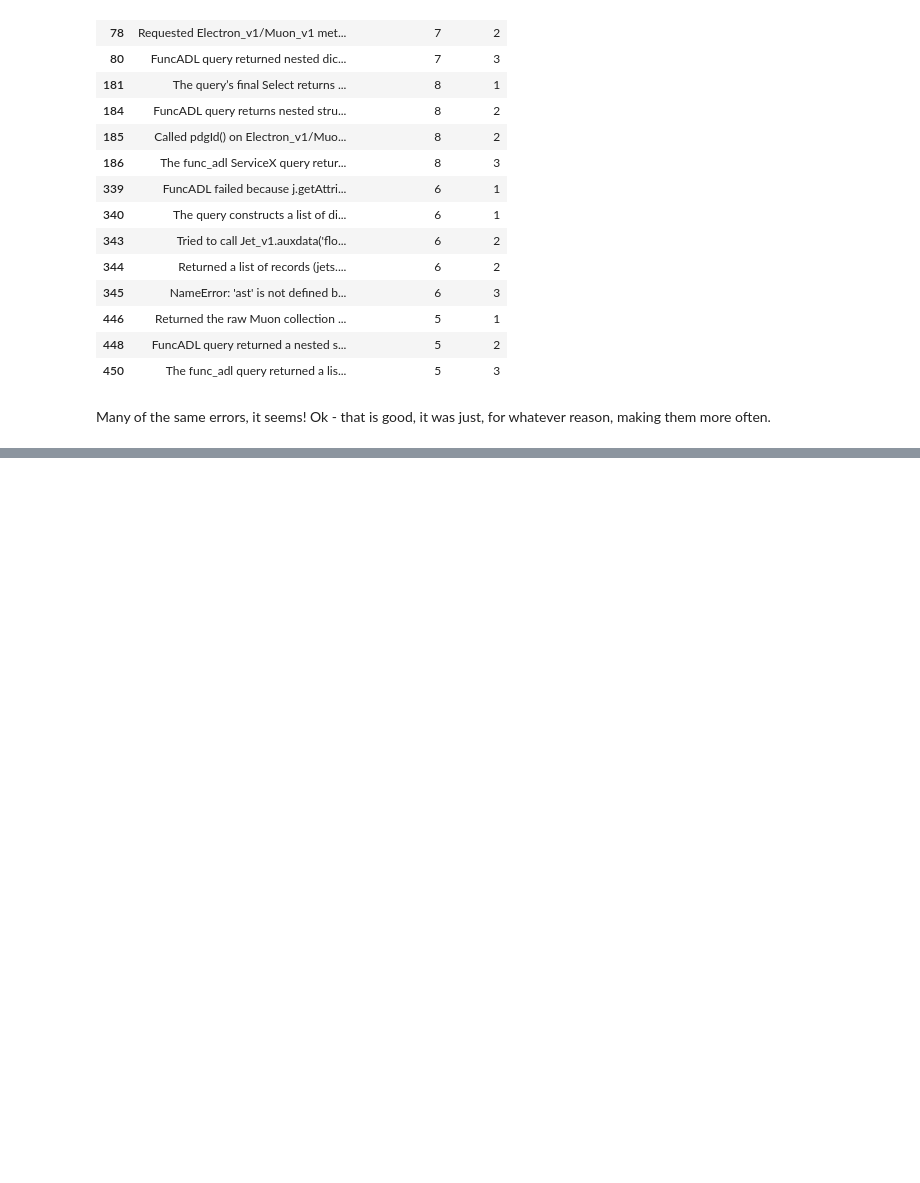
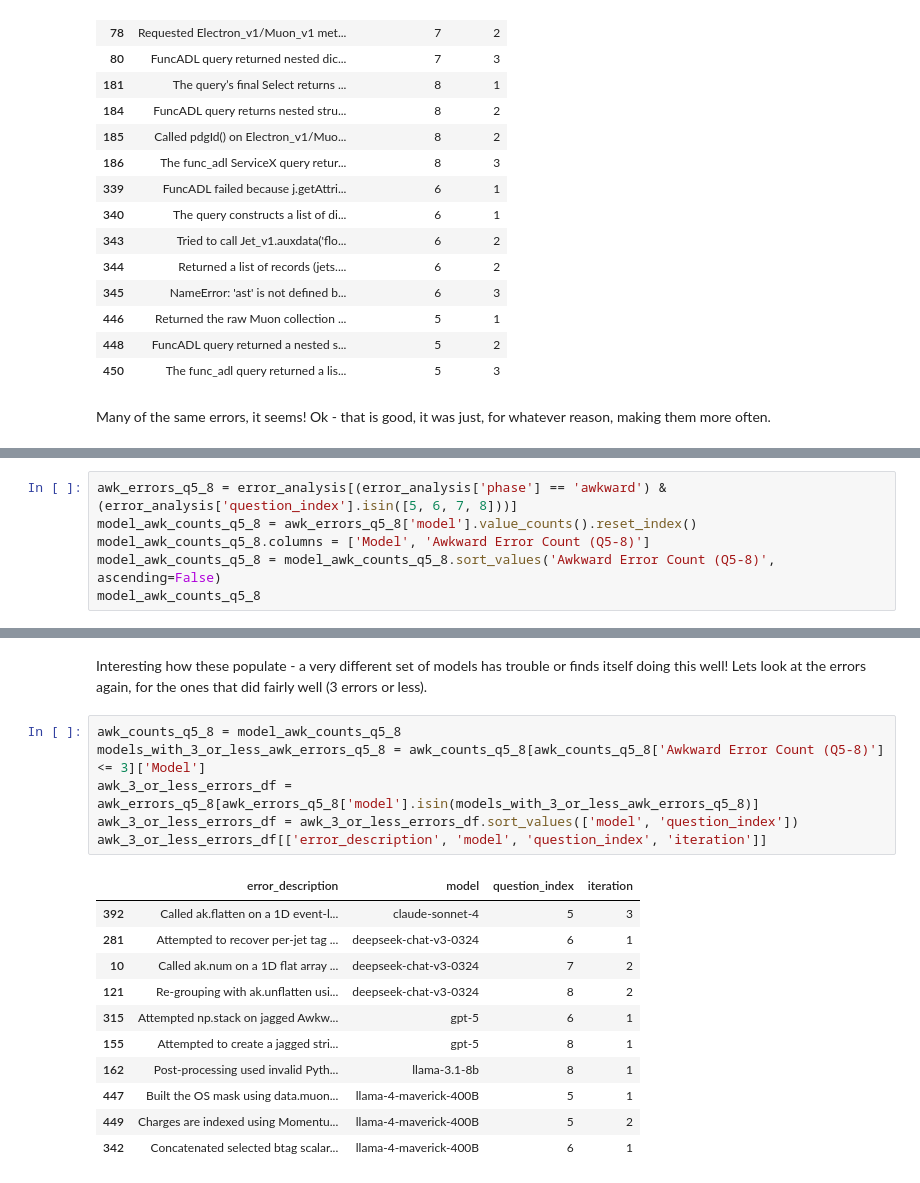
Before and after one commit to gordonwatts/atlas-plot-agent, a Jupyter notebook: notebooks/adl-benchmarks/direct-query-error-analysis.ipynb, the cells around one changed output, grey strips where cells are left out. Saved outputs shown, nothing was run; the diff lists cells and outputs as text; blank space fills up the shorter version.

```diff
--- a/notebooks/adl-benchmarks/direct-query-error-analysis.ipynb
+++ b/notebooks/adl-benchmarks/direct-query-error-analysis.ipynb
@@ -302,0 +307,6 @@ Many of the same errors, it seems! Ok - that is good, it was just, for whatever
+# %%
+awk_errors_q5_8 = error_analysis[(error_analysis['phase'] == 'awkward') & (error_analysis['question_index'].isin([5, 6, 7, 8]))]
+model_awk_counts_q5_8 = awk_errors_q5_8['model'].value_counts().reset_index()
+model_awk_counts_q5_8.columns = ['Model', 'Awkward Error Count (Q5-8)']
+model_awk_counts_q5_8 = model_awk_counts_q5_8.sort_values('Awkward Error Count (Q5-8)', ascending=False)
+model_awk_counts_q5_8
@@ -302,0 +331,20 @@ Many of the same errors, it seems! Ok - that is good, it was just, for whatever
+# %% [markdown]
+Interesting how these populate - a very different set of models has trouble or finds itself doing this well! Lets look at the errors again, for the ones that did fairly well (3 errors or less).
+# %%
+awk_counts_q5_8 = model_awk_counts_q5_8
+models_with_3_or_less_awk_errors_q5_8 = awk_counts_q5_8[awk_counts_q5_8['Awkward Error Count (Q5-8)'] <= 3]['Model']
+awk_3_or_less_errors_df = awk_errors_q5_8[awk_errors_q5_8['model'].isin(models_with_3_or_less_awk_errors_q5_8)]
+awk_3_or_less_errors_df = awk_3_or_less_errors_df.sort_values(['model', 'question_index'])
+awk_3_or_less_errors_df[['error_description', 'model', 'question_index', 'iteration']]
+# %% [output]
+|  | error_description | model | question_index | iteration |
+| 392 | Called ak.flatten on a 1D event-l... | claude-sonnet-4 | 5 | 3 |
+| 281 | Attempted to recover per-jet tag ... | deepseek-chat-v3-0324 | 6 | 1 |
+| 10 | Called ak.num on a 1D flat array ... | deepseek-chat-v3-0324 | 7 | 2 |
+| 121 | Re-grouping with ak.unflatten usi... | deepseek-chat-v3-0324 | 8 | 2 |
+| 315 | Attempted np.stack on jagged Awkw... | gpt-5 | 6 | 1 |
+| 155 | Attempted to create a jagged stri... | gpt-5 | 8 | 1 |
+| 162 | Post-processing used invalid Pyth... | llama-3.1-8b | 8 | 1 |
+| 447 | Built the OS mask using data.muon... | llama-4-maverick-400B | 5 | 1 |
+| 449 | Charges are indexed using Momentu... | llama-4-maverick-400B | 5 | 2 |
+| 342 | Concatenated selected btag scalar... | llama-4-maverick-400B | 6 | 1 |
```
Also changed, not shown: parts of 11 cells of this notebook.
